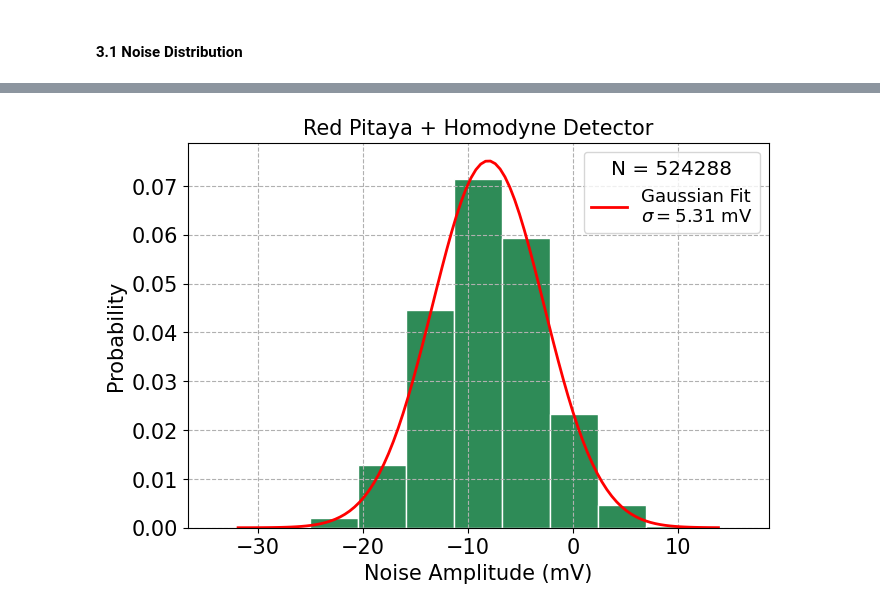
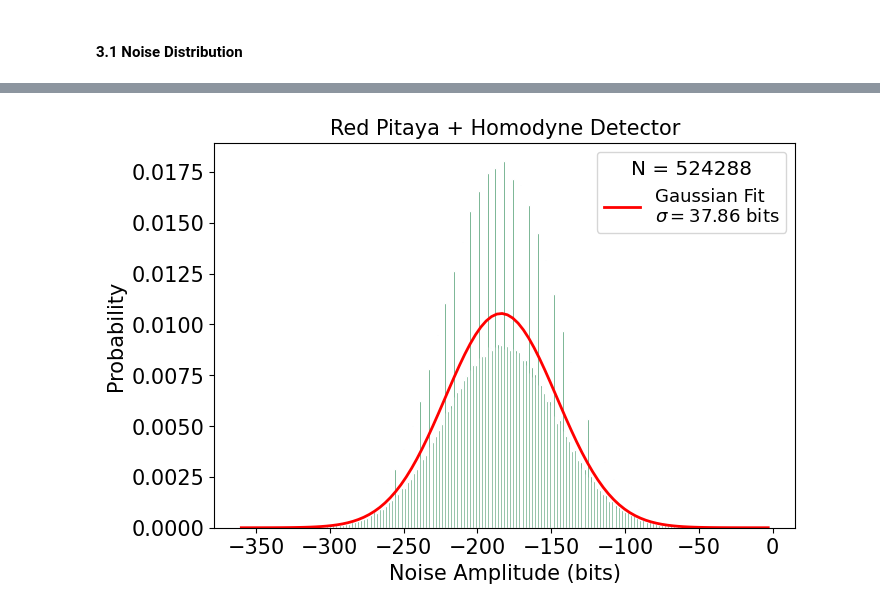
Before and after one commit to nshunned/PhotQuant, a Jupyter notebook: Red_Pitaya_17/noise/homodyne/noise_homodyne_scpi.ipynb, the cells around one changed output, grey strips where cells are left out. Drawn from its saved outputs; the diff is of its cells as text; code cells hidden in the pictures.

```diff
--- a/Red_Pitaya_17/noise/homodyne/noise_homodyne_scpi.ipynb
+++ b/Red_Pitaya_17/noise/homodyne/noise_homodyne_scpi.ipynb
@@ -182,8 +182,8 @@ Signal frequncy =  238.41858 Hz
 nSamples = maxNumMemSamples
 # nSamples = 2**14
 
-# units = 'RAW'
-units = 'VOLTS'
+units = 'RAW'
+# units = 'VOLTS'
 
 filename = f'noise_homodyne_{int(nSamples)}_{int(SAMPLE_RATE/1e6)}MHz_{units.lower()}'
 
@@ -242,6 +246,12 @@ plt.show()
+# %%
+bins_range = np.arange(min(signal_num)-0.5, max(signal_num)+0.5, 1)
 # %%
 # calculate histogram
-hist, bins = np.histogram(signal_num, bins=nBins, density=density)
+if units == 'VOLTS':
+    hist, bins = np.histogram(signal_num, bins=nBins, density=density)
+elif units == 'RAW':
+    hist, bins = np.histogram(signal_num, bins=bins_range, density=density)
+
 bin_centers = (bins[1:] + bins[:-1]) * 0.5
 
 # fit Gaussian
@@ -251,19 +267,23 @@ p = sp.stats.norm.pdf(x, mu, sigma)
 # %%
 plt.figure(figsize=(7.5, 5))
 
-plt.hist(signal_num, bins=nBins, density=density, color='seagreen', edgecolor='w')
+if units == 'VOLTS':
+    plt.hist(signal_num, bins=nBins, density=density, color='seagreen', edgecolor='w')
+elif units == 'RAW':
+    plt.hist(signal_num, bins=bins_range, density=density, color='seagreen', edgecolor='w')
+
 plt.plot(x, p, '-r', lw=2, label='Gaussian Fit\n'+rf'$\sigma = {sigma:.2f}$ {units_plot}')
 
 plt.title('Red Pitaya + Homodyne Detector', fontsize=15)
 plt.xlabel(f'Noise Amplitude ({units_plot})', fontsize=15)
 plt.ylabel('Probability', fontsize=15)
 plt.xticks(fontsize=15)
 plt.yticks(fontsize=15)
 
 legendTitle = 'N = {}'.format(nSamples)
 plt.legend(title=legendTitle, loc='best', title_fontsize='x-large', prop={'size': 13})
 
 # plt.grid(ls='--')
 plt.show()
 # %% [output]
-[figure, old version]
+[figure, new version]
```
Also changed, not shown: parts of 3 cells of this notebook, 5 other files.
